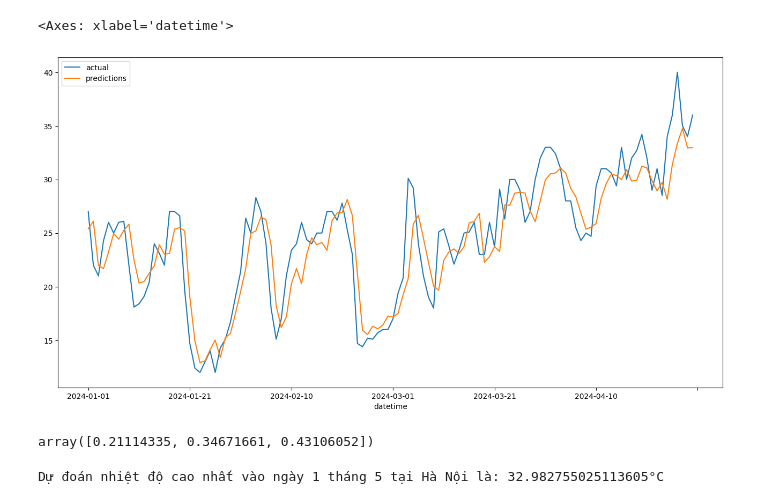
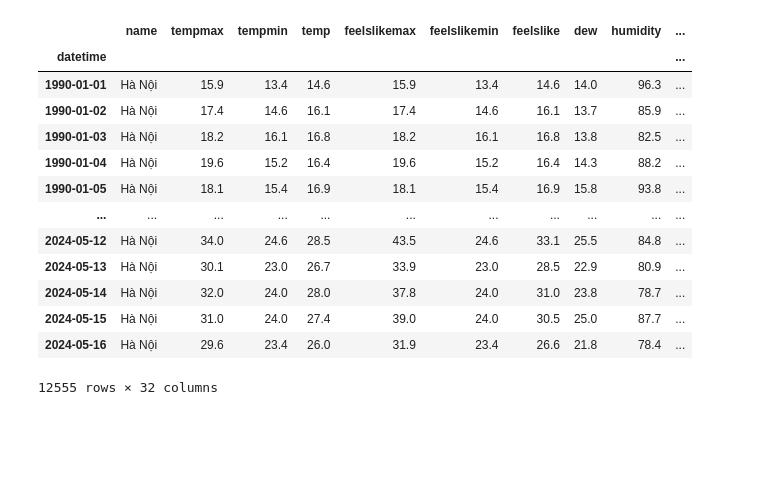
Before and after one commit to 22022658NguyenTienKhoi/13-Weather-Forecast, a Jupyter notebook: ridge_regression.ipynb, the cells around one changed output. Cells and saved outputs as stored; diff of their text form; code cells hidden in the pictures; blank space fills up the shorter version.

```diff
--- a/ridge_regression.ipynb
+++ b/ridge_regression.ipynb
@@ -129,13 +0,0 @@ combined
-# %%
-combined.loc["2024-01-01":].plot(figsize=(16,8))
-# %% [output]
-<Axes: xlabel='datetime'>
-[figure, removed]
-# %%
-reg.coef_
-# %% [output]
-array([0.21114335, 0.34671661, 0.43106052])
-# %%
-print(f"Dự đoán nhiệt độ cao nhất vào ngày 1 tháng 5 tại Hà Nội là: {combined.iloc[-1, -1]}°C")
-# %% [output]
-Dự đoán nhiệt độ cao nhất vào ngày 1 tháng 5 tại Hà Nội là: 32.982755025113605°C
@@ -141,0 +13,19 @@ Dự đoán nhiệt độ cao nhất vào ngày 1 tháng 5 tại Hà Nội là:
+# %%
+data = pd.read_csv('./hanoiweather.csv', index_col="datetime")
+# %%
+data
+# %% [output]
+|  | name | tempmax | tempmin | temp | feelslikemax | feelslikemin | feelslike | dew | humidity | ... |
+| datetime |  |  |  |  |  |  |  |  |  | ... |
+| 1990-01-01 | Hà Nội | 15.9 | 13.4 | 14.6 | 15.9 | 13.4 | 14.6 | 14.0 | 96.3 | ... |
+| 1990-01-02 | Hà Nội | 17.4 | 14.6 | 16.1 | 17.4 | 14.6 | 16.1 | 13.7 | 85.9 | ... |
+| 1990-01-03 | Hà Nội | 18.2 | 16.1 | 16.8 | 18.2 | 16.1 | 16.8 | 13.8 | 82.5 | ... |
+| 1990-01-04 | Hà Nội | 19.6 | 15.2 | 16.4 | 19.6 | 15.2 | 16.4 | 14.3 | 88.2 | ... |
+| 1990-01-05 | Hà Nội | 18.1 | 15.4 | 16.9 | 18.1 | 15.4 | 16.9 | 15.8 | 93.8 | ... |
+| ... | ... | ... | ... | ... | ... | ... | ... | ... | ... | ... |
+| 2024-05-12 | Hà Nội | 34.0 | 24.6 | 28.5 | 43.5 | 24.6 | 33.1 | 25.5 | 84.8 | ... |
+| 2024-05-13 | Hà Nội | 30.1 | 23.0 | 26.7 | 33.9 | 23.0 | 28.5 | 22.9 | 80.9 | ... |
+| 2024-05-14 | Hà Nội | 32.0 | 24.0 | 28.0 | 37.8 | 24.0 | 31.0 | 23.8 | 78.7 | ... |
+| 2024-05-15 | Hà Nội | 31.0 | 24.0 | 27.4 | 39.0 | 24.0 | 30.5 | 25.0 | 87.7 | ... |
+| 2024-05-16 | Hà Nội | 29.6 | 23.4 | 26.0 | 31.9 | 23.4 | 26.6 | 21.8 | 78.4 | ... |
+12555 rows × 32 columns
```
Also changed, not shown: parts of 37 cells of this notebook.
